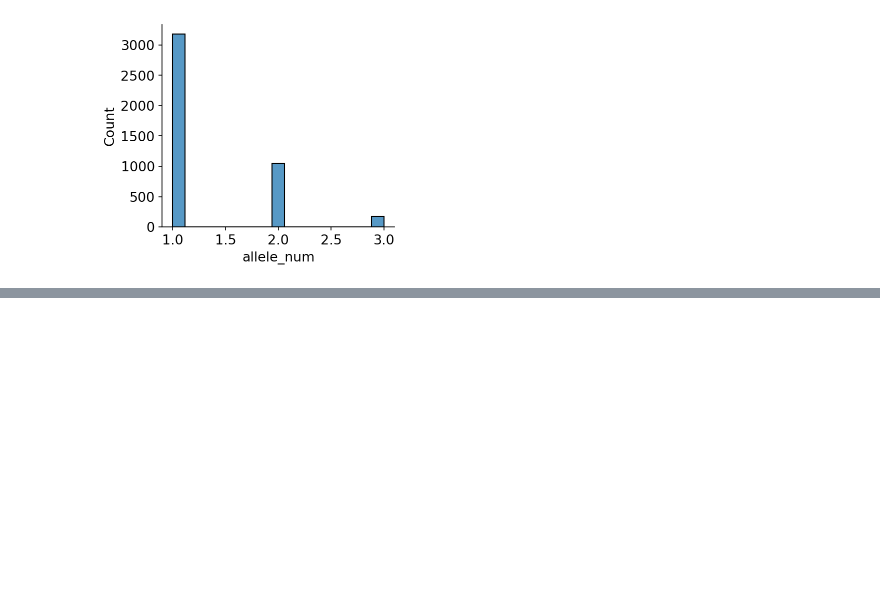
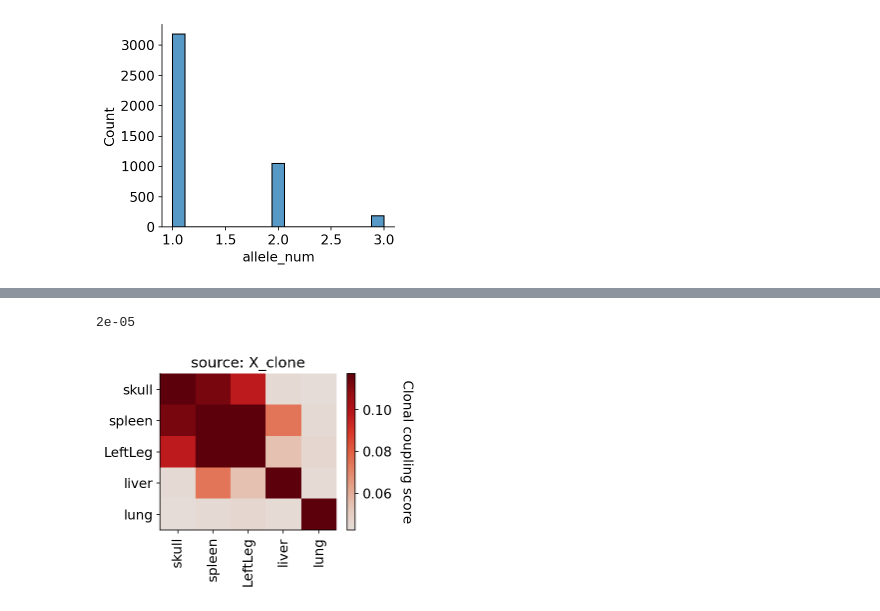
Before and after one commit to whtns/DARLIN_tutorial, a Jupyter notebook: Single-cell-tutorial-Part_1_clone_calling.ipynb, the cells around one changed output, grey strips where cells are left out. Saved outputs shown, nothing was run; the diff lists cells and outputs as text; code cells hidden in the pictures; blank space fills up the shorter version.

```diff
--- a/Single-cell-tutorial-Part_1_clone_calling.ipynb
+++ b/Single-cell-tutorial-Part_1_clone_calling.ipynb
@@ -406,0 +464,15 @@ sns.histplot(df_assigned_clone_final['allele_num'],log_scale=False)
+# %%
+frequency_cutoff
+# %% [output]
+2e-05
+# %%
+## Multi-locus fate coupling
+adata_joint = mosaic.lineage.generate_adata_cell_by_allele(
+    df_sc_data_final, min_clone_size=2, clone_id_key="joint_clone_id"
+)
+selected_fates = adata_joint.obs['state_info'].unique()
+cs.tl.fate_coupling(adata_joint, selected_fates=selected_fates, source='X_clone')
+cs.pl.fate_coupling(adata_joint, source='X_clone')
+plt.savefig(f'{figure_path_0}/joint_clone_fate_coupling.pdf')
+# %% [output]
+[figure, added]
```
Also changed, not shown: parts of 26 cells of this notebook, 1 other file.
